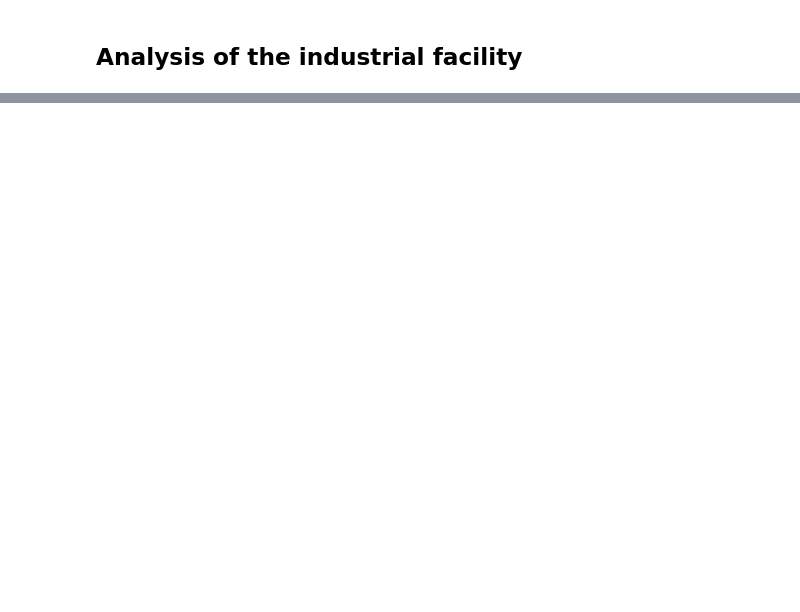
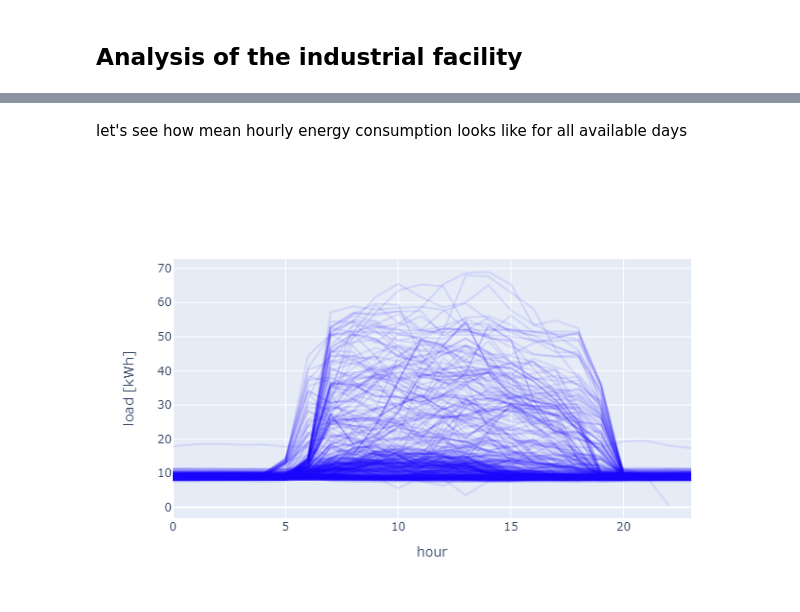
Before and after one commit to krzysiekbe/energy-analysis, a Jupyter notebook: energy.ipynb, the cells around one changed output, grey strips where cells are left out. Saved outputs shown, nothing was run; the diff lists cells and outputs as text; code cells hidden in the pictures; blank space fills up the shorter version.

Commit message:
hourly consumption + weekday summary added

```diff
--- a/energy.ipynb
+++ b/energy.ipynb
@@ -108,0 +111,23 @@ for col in df_ind.columns[:-2]:
+# %% [markdown]
+let's see how mean hourly energy consumption looks like for all available days
+# %%
+fig = go.Figure()
+for col in df_pivot.T.columns:
+    fig.add_trace(go.Scatter(x = df_pivot.T.index,
+                           y = df_pivot.T[col],
+#                                      visible='legendonly',
+                             opacity=0.1,
+                            line=dict(
+                        color='rgb(24, 0, 255)',
+                        width=2
+                    ),
+                          ))
+
+    fig["layout"].update(showlegend=False,
+                         title = ' ',
+                         xaxis_title = 'hour',
+                        yaxis_title = 'load [kWh]')
+fig.show("png")
+# iplot(fig)
+# %% [output]
+[figure, added]
```
Also changed, not shown: parts of 7 cells of this notebook.
